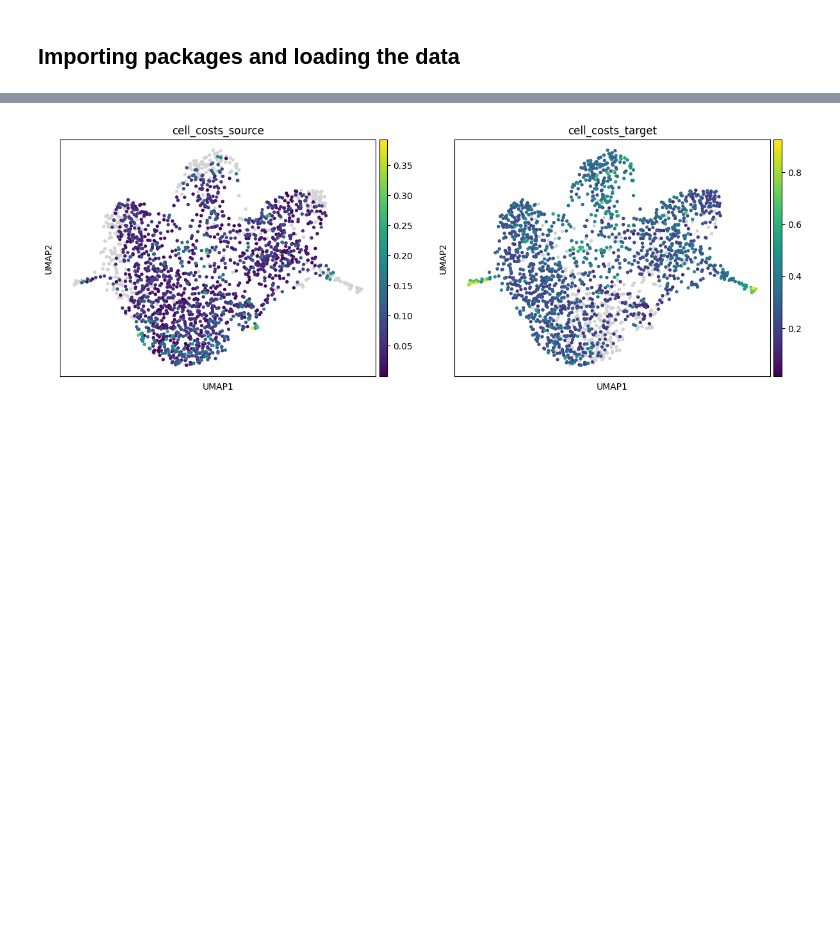
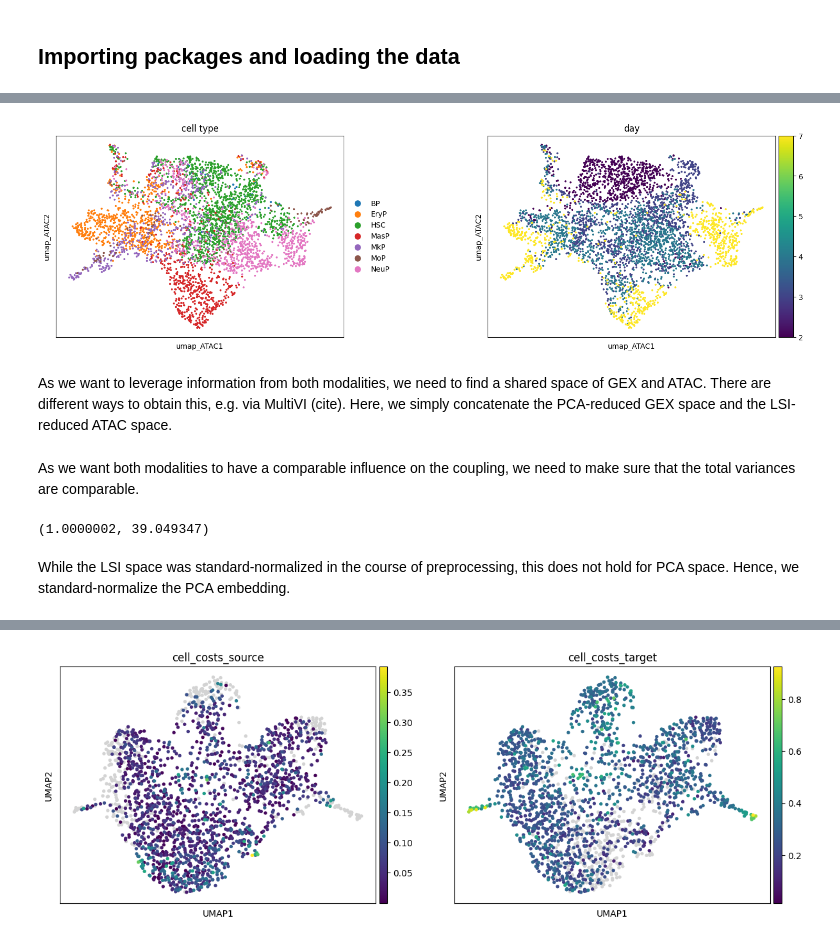
Before and after one commit to theislab/moscot_notebooks, a Jupyter notebook: tutorials/tu_01_temporalProblem.ipynb, the cells around one changed output, grey strips where cells are left out. Drawn from its saved outputs; the diff is of its cells as text; code cells hidden in the pictures; blank space fills up the shorter version.

```diff
--- a/tutorials/tu_01_temporalProblem.ipynb
+++ b/tutorials/tu_01_temporalProblem.ipynb
@@ -64,0 +53,14 @@ sc.pl.umap(adata, color=["cell_type", "day"])
+# %%
+sc.pl.scatter(adata, basis="umap_ATAC", color=["cell_type", "day"])
+# %% [output]
+[figure, added]
+# %% [markdown]
+As we want to leverage information from both modalities, we need to find a shared space of GEX and ATAC. There are different ways to obtain this, e.g. via MultiVI (cite). Here, we simply concatenate the PCA-reduced GEX space and the LSI-reduced ATAC space.
+# %% [markdown]
+As we want both modalities to have a comparable influence on the coupling, we need to make sure that the total variances are comparable.
+# %%
+np.var(adata.obsm["X_lsi"]), np.var(adata.obsm["X_pca"])
+# %% [output]
+(1.0000002, 39.049347)
+# %% [markdown]
+While the LSI space was standard-normalized in the course of preprocessing, this does not hold for PCA space. Hence, we standard-normalize the PCA embedding.
```
Also changed, not shown: parts of 19 cells of this notebook.
